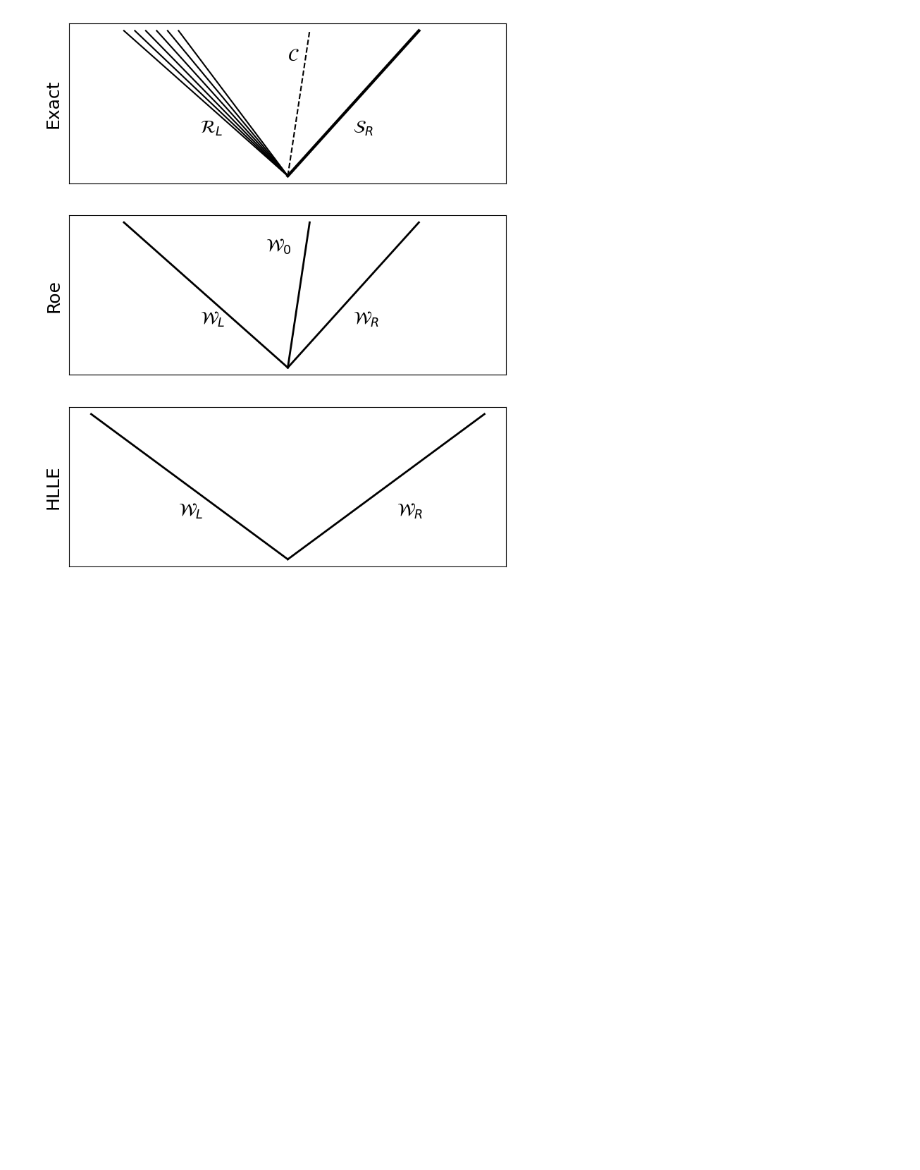
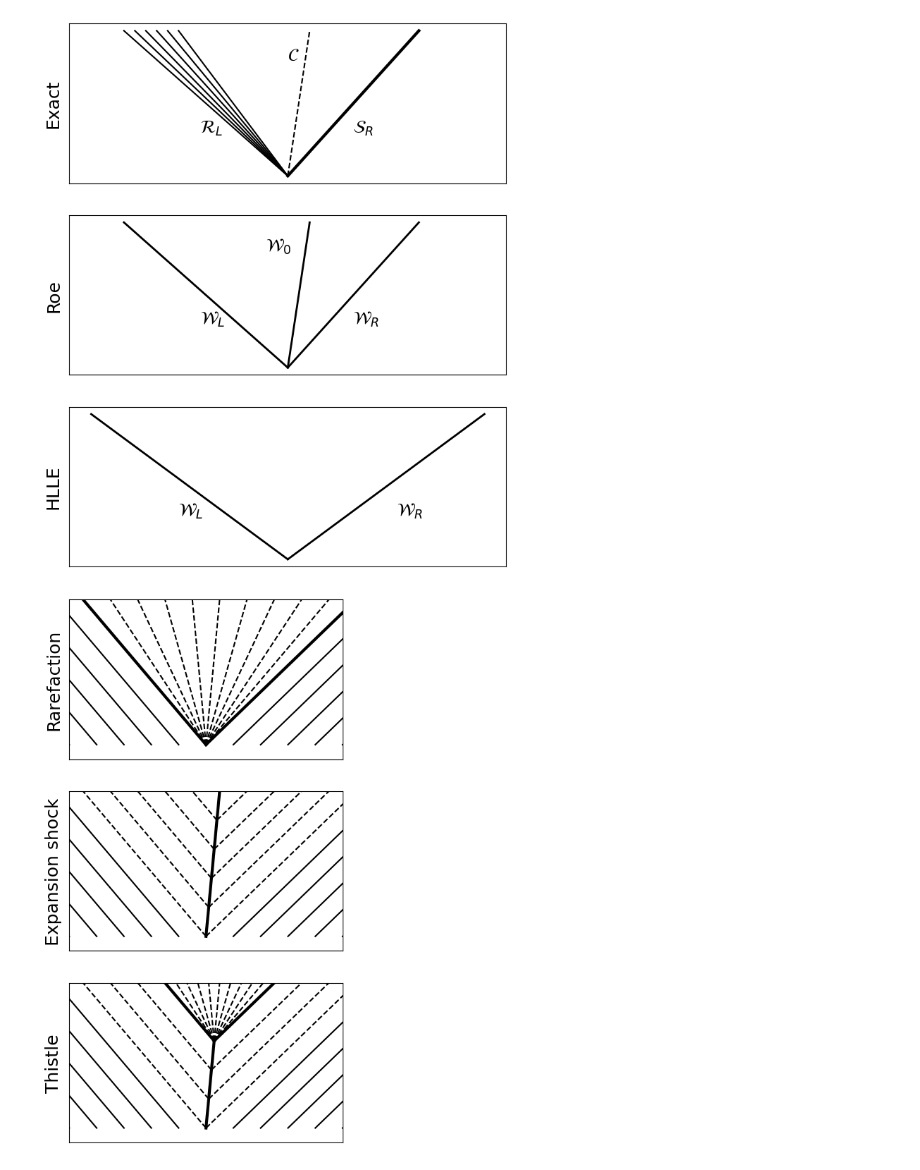
Before and after one commit to IanHawke/slides, a Jupyter notebook: et-2023/figures/plots.ipynb, the cells around one changed output. Cells and saved outputs as stored; diff of their text form; code cells hidden in the pictures; blank space fills up the shorter version.

Commit message:
MHD, entropy stuff

```diff
--- a/et-2023/figures/plots.ipynb
+++ b/et-2023/figures/plots.ipynb
@@ -224,3 +224,69 @@ for ax in axes.flatten():
 fig.savefig('RP2.svg', bbox_inches='tight')
 # %% [output]
 [figure]
+# %%
+fig, axes = pyplot.subplots(3, 1, figsize=(5,10), sharex=True)
+
+t = numpy.array([0, 1])
+v_shock = 0.1
+
+x0s = numpy.array([-2, -1.8, -1.6, -1.4, -1.2, -1, -0.8, -0.6, -0.4, -0.2,
+                    2,  1.8,  1.6,  1.4,  1.2,  1,  0.8,  0.6,  0.4,  0.2])
+vl = v_shock - 1.
+vr = v_shock + 1.
+axes[0].plot(vl*t, t, 'k-', lw=3)
+axes[0].plot(vr*t, t, 'k-', lw=3)
+for x0 in x0s:
+    if x0 < 0:
+        v = vl
+    else:
+        v = vr
+    axes[0].plot(x0+v*t, t, 'k-')
+for v in numpy.linspace(vl, vr, 11):
+    axes[0].plot(v*t, t, 'k--')
+axes[0].set_ylabel('Rarefaction')
+
+axes[1].plot(v_shock*t, t, 'k-', lw=3)
+for x0 in x0s:
+    if x0 < 0:
+        v = vl
+    else:
+        v = vr
+    axes[1].plot(x0+v*t, t, 'k-')
+for t0 in numpy.linspace(0, 1, 6):
+    ts = [t0, 1]
+    axes[1].plot(v_shock * t0 + vl * (ts-t0), ts, 'k--')
+    axes[1].plot(v_shock * t0 + vr * (ts-t0), ts, 'k--')
+axes[1].set_ylabel('Expansion shock')
+
+t_change = 0.6
+t_c = numpy.array([0, t_change])
+axes[2].plot(v_shock*t_c, t_c, 'k-', lw=3)
+for x0 in x0s:
+    if x0 < 0:
+        v = vl
+    else:
+        v = vr
+    axes[2].plot(x0+v*t, t, 'k-')
+for t0 in numpy.linspace(0, t_change, 4):
+    ts = [t0, 1]
+    axes[2].plot(v_shock * t0 + vl * (ts-t0), ts, 'k--')
+    axes[2].plot(v_shock * t0 + vr * (ts-t0), ts, 'k--')
+t_raref = numpy.array([t_change, 1])
+axes[2].plot(v_shock * t0 + vl * (t_raref - t0), t_raref, 'k-', lw=3)
+axes[2].plot(v_shock * t0 + vr * (t_raref - t0), t_raref, 'k-', lw=3)
+for v in numpy.linspace(vl, vr, 11):
+    axes[2].plot(v_shock * t0 + v * (t_raref - t0), t_raref, 'k--')
+axes[2].set_ylabel('Thistle')
+
+for ax in axes.flatten():
+    ax.set_xlim(-1, 1)
+    ax.set_ylim(-0.1, 1)
+    ax.set_xticks([])
+    ax.set_xticklabels([])
+    ax.set_yticks([])
+    ax.set_yticklabels([])
+
+fig.savefig('entropy_violation1.svg', bbox_inches='tight')
+# %% [output]
+[figure, added]
```
Also changed, not shown: 2 other files.
